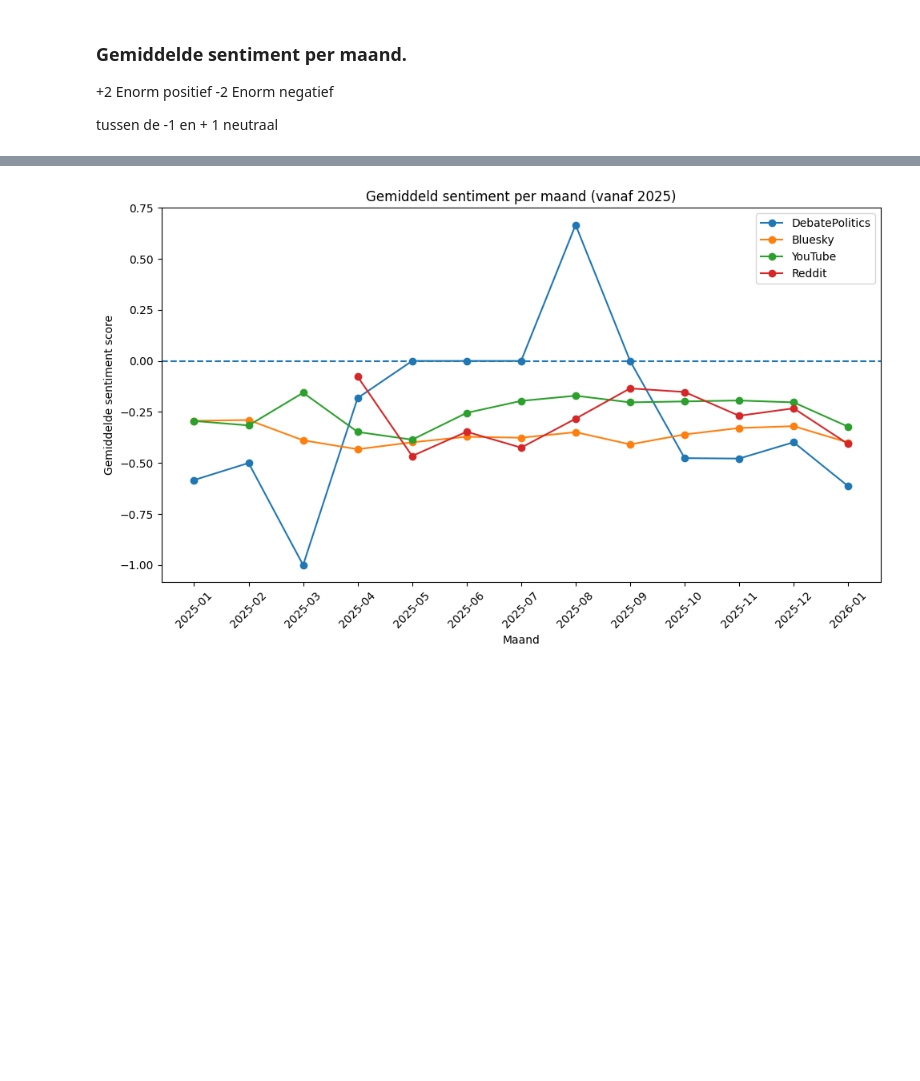
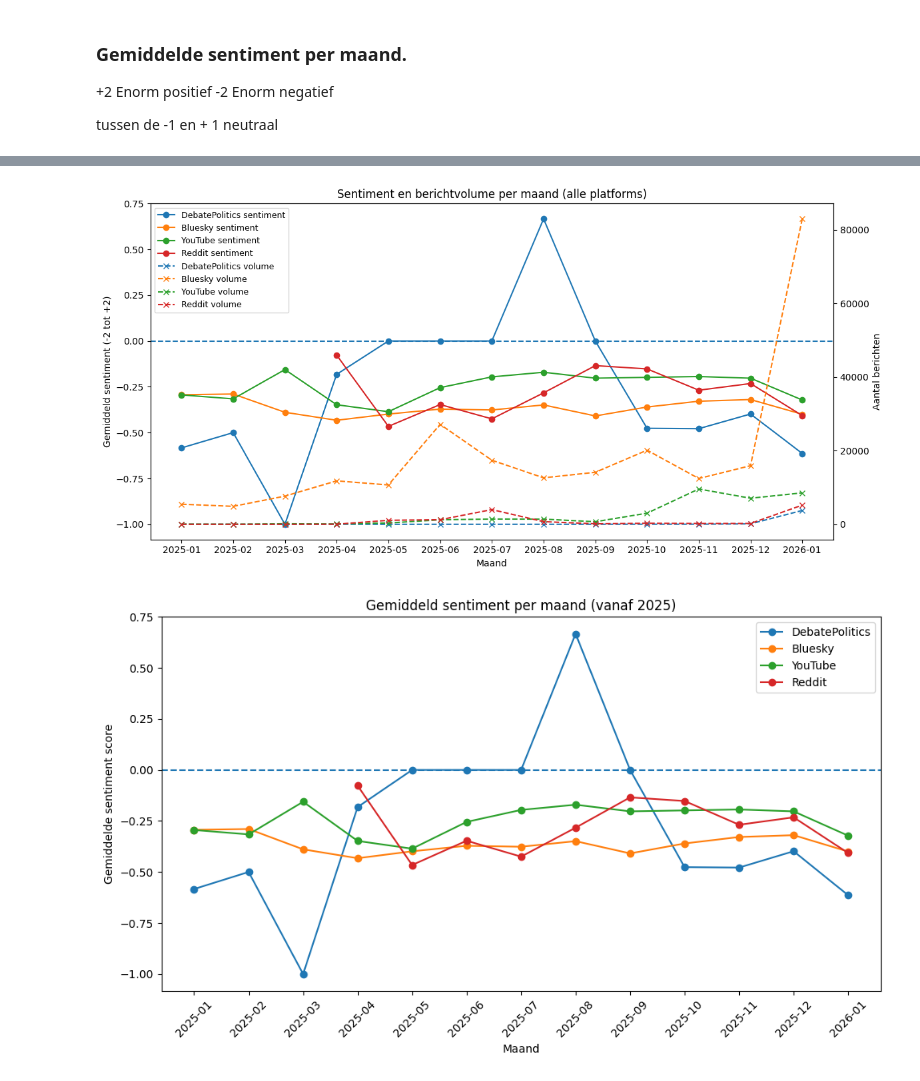
Before and after one commit to ManzerX/radical, a Jupyter notebook: analyse_fase-kenmerken_onderzoek/Sentiment/sentiment-analyse.ipynb, the cells around one changed output, grey strips where cells are left out. Cells and saved outputs as stored; diff of their text form; code cells hidden in the pictures; blank space fills up the shorter version.

Commit message:
beetje extra analyse voor sentiment mbt aantal posts

```diff
--- a/analyse_fase-kenmerken_onderzoek/Sentiment/sentiment-analyse.ipynb
+++ b/analyse_fase-kenmerken_onderzoek/Sentiment/sentiment-analyse.ipynb
@@ -512,0 +531,5 @@ avg4 = prepare_and_average(df4_c, "created_utc", "sentiment", cutoff=cutoff_date
+# %%
+vol1 = prepare_volume(df, "post.created_at", cutoff=cutoff_date)
+vol2 = prepare_volume(df3, "posted_at", cutoff=cutoff_date)
+vol3 = prepare_volume(df_yt_comment, "published_at", cutoff=cutoff_date)
+vol4 = prepare_volume(df4_c, "created_utc", cutoff=cutoff_date)
@@ -513,3 +578,35 @@ avg4 = prepare_and_average(df4_c, "created_utc", "sentiment", cutoff=cutoff_date
+# %%
+import matplotlib.pyplot as plt
+
+plt.figure(figsize=(12,6))
+ax1 = plt.gca()
+
+# Sentiment lijnen (linker as)
+for col in sent_df.columns:
+    ax1.plot(sent_df.index.astype(str), sent_df[col], marker="o", label=f"{col} sentiment")
+
+ax1.axhline(0, linestyle="--")
+ax1.set_ylabel("Gemiddeld sentiment (-2 tot +2)")
+ax1.set_xlabel("Maand")
+
+# Volume lijnen (rechter as)
+ax2 = ax1.twinx()
+for col in vol_df.columns:
+    ax2.plot(vol_df.index.astype(str), vol_df[col], linestyle="--", marker="x", label=f"{col} volume")
+
+ax2.set_ylabel("Aantal berichten")
+
+# Legend netjes samenvoegen
+lines1, labels1 = ax1.get_legend_handles_labels()
+lines2, labels2 = ax2.get_legend_handles_labels()
+ax1.legend(lines1 + lines2, labels1 + labels2, loc="upper left", fontsize=9)
+
+plt.title("Sentiment en berichtvolume per maand (alle platforms)")
+plt.xticks(rotation=45)
+plt.tight_layout()
+plt.show()
+# %% [output]
+[figure, added]
 # %%
 import matplotlib.pyplot as plt
 
```
Also changed, not shown: parts of 13 cells of this notebook.
